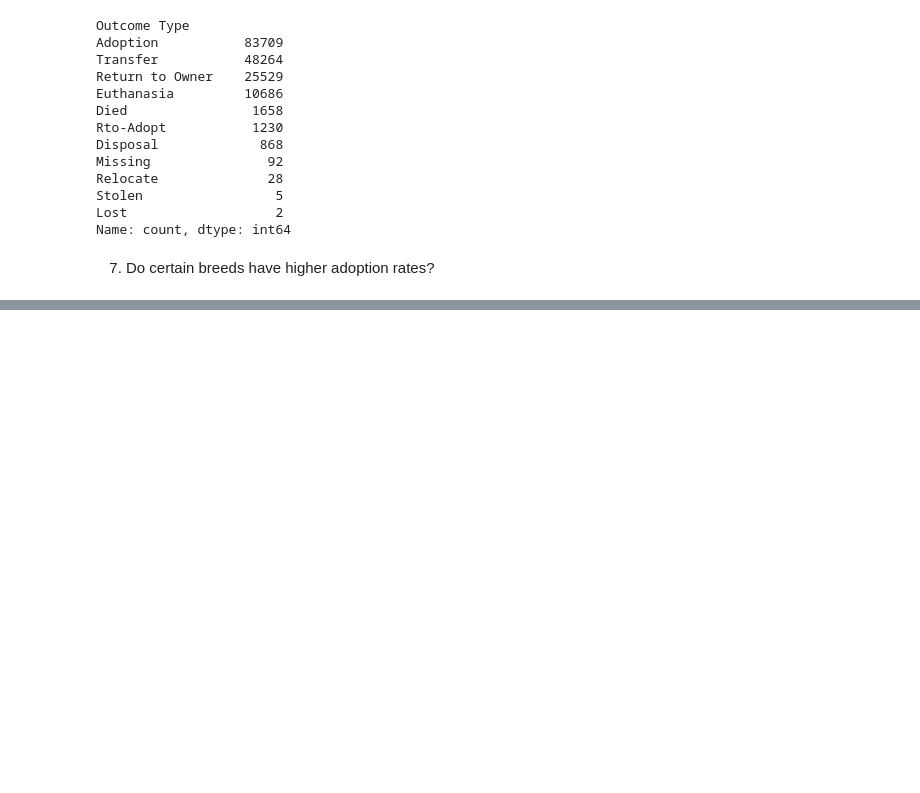
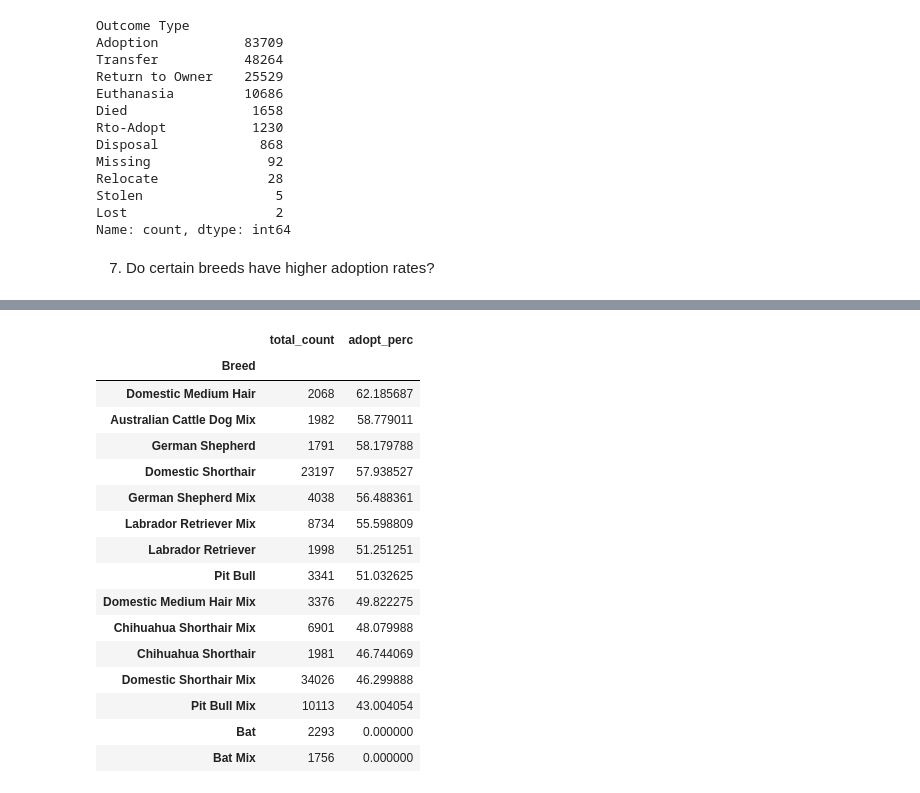
Before and after one commit to 607brendon/kaggle-pandas-tutorial, a Jupyter notebook: austin-animal-center-outcomes-eda.ipynb, the cells around one changed output, grey strips where cells are left out. Drawn from its saved outputs; the diff is of its cells as text; code cells hidden in the pictures; blank space fills up the shorter version.

Commit message:
Kaggle Notebook | Austin Animal Center Outcomes - EDA | Version 7

```diff
--- a/austin-animal-center-outcomes-eda.ipynb
+++ b/austin-animal-center-outcomes-eda.ipynb
@@ -749,0 +764,24 @@ Name: count, dtype: int64
+# %%
+breed_counts = df['Breed'].value_counts()
+popular_breeds = breed_counts[breed_counts>170000*.01].index
+df_filtered = df[df['Breed'].isin(popular_breeds)]
+df_filtered.groupby('Breed').agg( total_count=("Breed", "count"),
+                                 adopt_perc=('Outcome Type', lambda x: (x=='Adoption').mean() * 100 )).sort_values(by='adopt_perc', ascending = False)
+# %% [output]
+|  | total_count | adopt_perc |
+| Breed |  |  |
+| Domestic Medium Hair | 2068 | 62.185687 |
+| Australian Cattle Dog Mix | 1982 | 58.779011 |
+| German Shepherd | 1791 | 58.179788 |
+| Domestic Shorthair | 23197 | 57.938527 |
+| German Shepherd Mix | 4038 | 56.488361 |
+| Labrador Retriever Mix | 8734 | 55.598809 |
+| Labrador Retriever | 1998 | 51.251251 |
+| Pit Bull | 3341 | 51.032625 |
+| Domestic Medium Hair Mix | 3376 | 49.822275 |
+| Chihuahua Shorthair Mix | 6901 | 48.079988 |
+| Chihuahua Shorthair | 1981 | 46.744069 |
+| Domestic Shorthair Mix | 34026 | 46.299888 |
+| Pit Bull Mix | 10113 | 43.004054 |
+| Bat | 2293 | 0.000000 |
+| Bat Mix | 1756 | 0.000000 |
```
Also changed, not shown: parts of 7 cells of this notebook.
